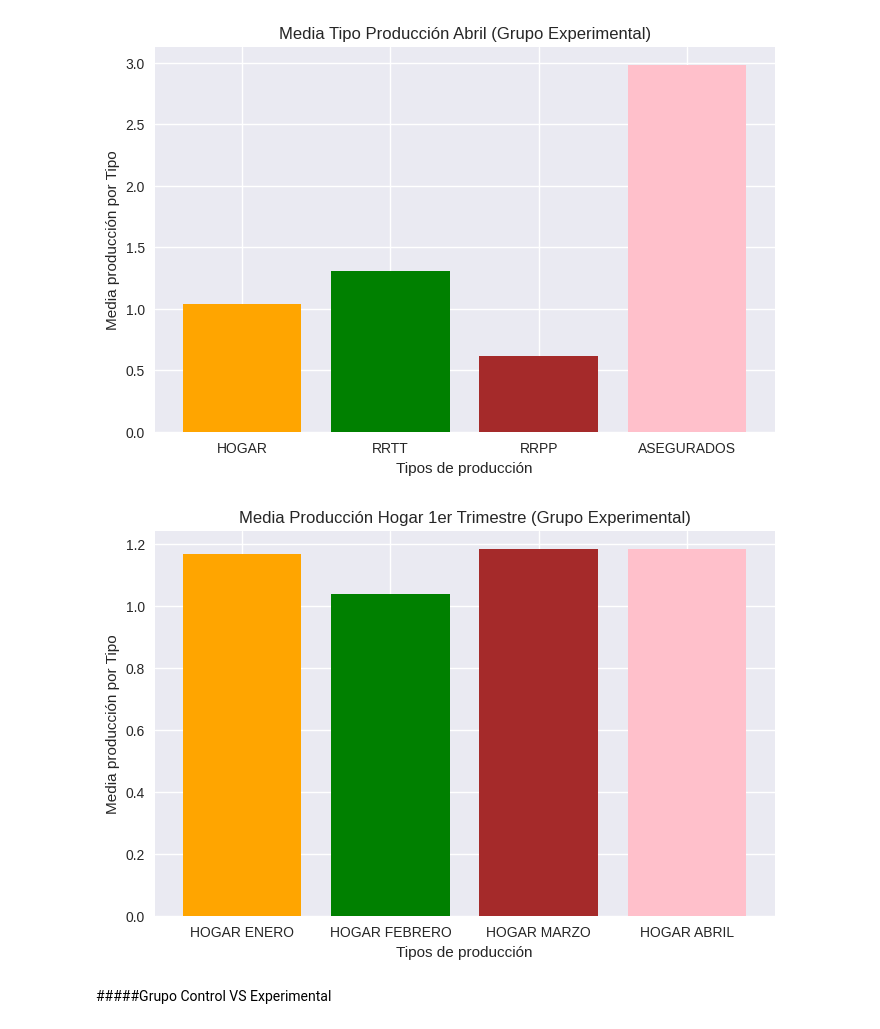
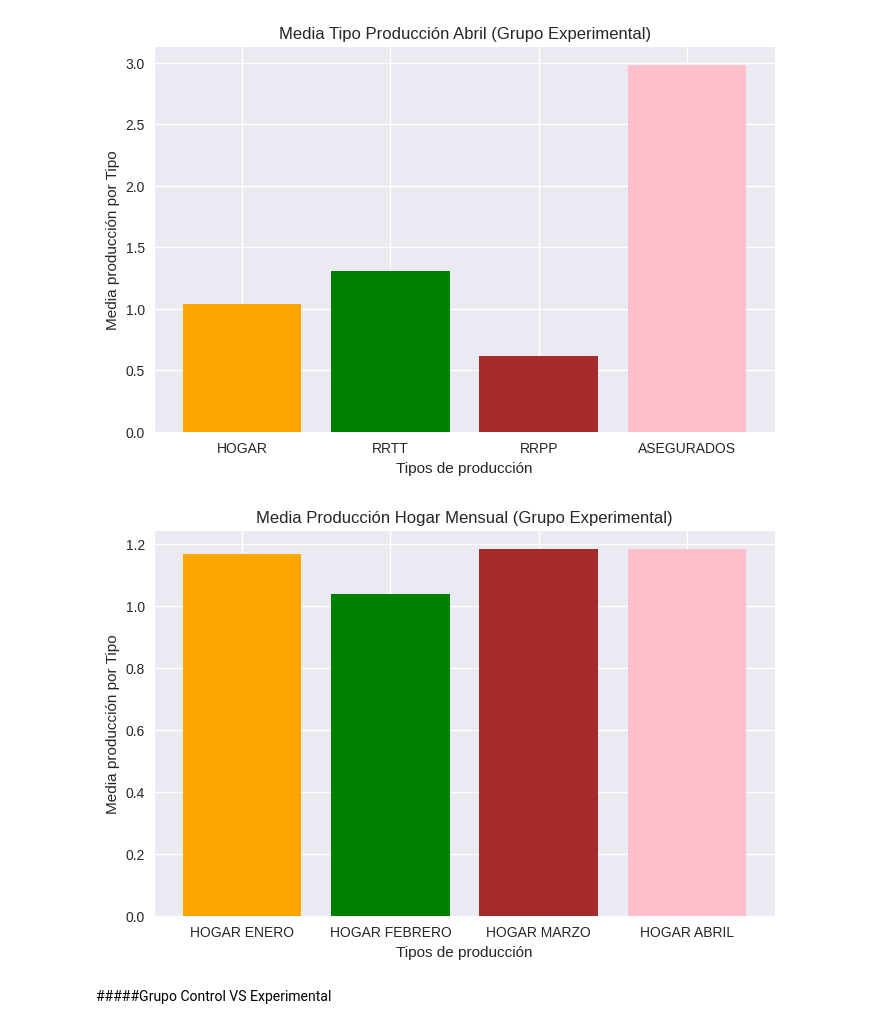
Before and after one commit to Ana-AlonsoCanizares/AA_GRUPO3, a Jupyter notebook: PruebaControl_OCASO.ipynb, the cells around one changed output. Saved outputs shown, nothing was run; the diff lists cells and outputs as text; code cells hidden in the pictures.

```diff
--- a/PruebaControl_OCASO.ipynb
+++ b/PruebaControl_OCASO.ipynb
@@ -1108,19 +1117,19 @@ plt.show()
 # %%
 # Preparar datos para el gráfico
 medias_hogar_exp = [media_hogar_enero_exp, media_hogar_febrero_exp, media_hogar_marzo_exp, media_hogar_abril_exp]
                     # , media_hogar_mayo_exp, media_hogar_junio_exp]
 columnas_hogar = ['HOGAR ENERO', 'HOGAR FEBRERO', 'HOGAR MARZO', 'HOGAR ABRIL']
 # , 'HOGAR MAYO', 'HOGAR JUNIO']
 
 # Crear el gráfico de barras
 plt.figure(figsize=(8, 5))
 plt.bar(columnas_hogar, medias_hogar_exp, color=['orange', 'green', 'brown', 'pink'])
 plt.xlabel('Tipos de producción')
 plt.ylabel('Media producción por Tipo')
-plt.title('Media Producción Hogar 1er Trimestre (Grupo Experimental)')
+plt.title('Media Producción Hogar Mensual (Grupo Experimental)')
 plt.show()
 # %% [output]
-[figure, old version]
+[figure, new version]
 # %% [markdown]
 #####Grupo Control VS Experimental
 # %%
```
Also changed, not shown: parts of 5 cells of this notebook.
